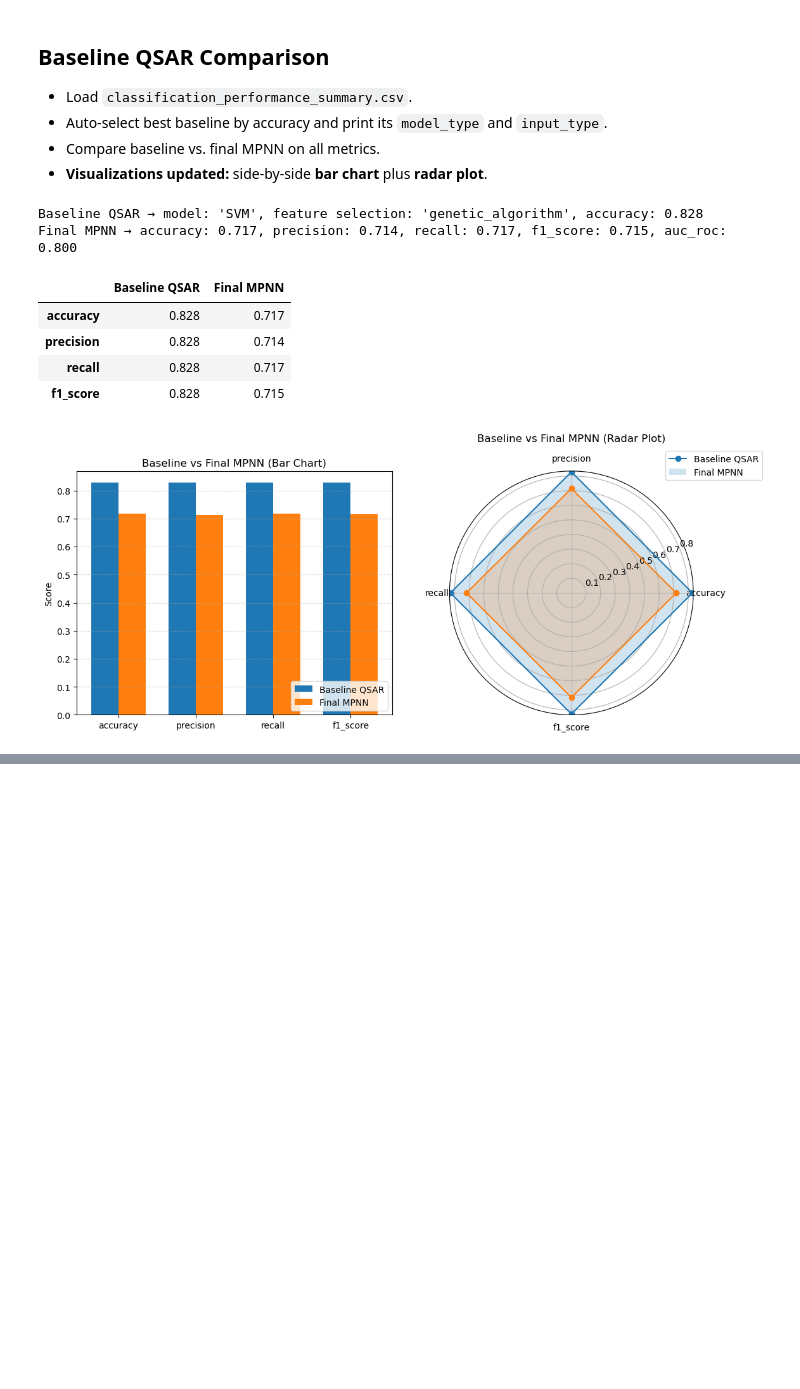
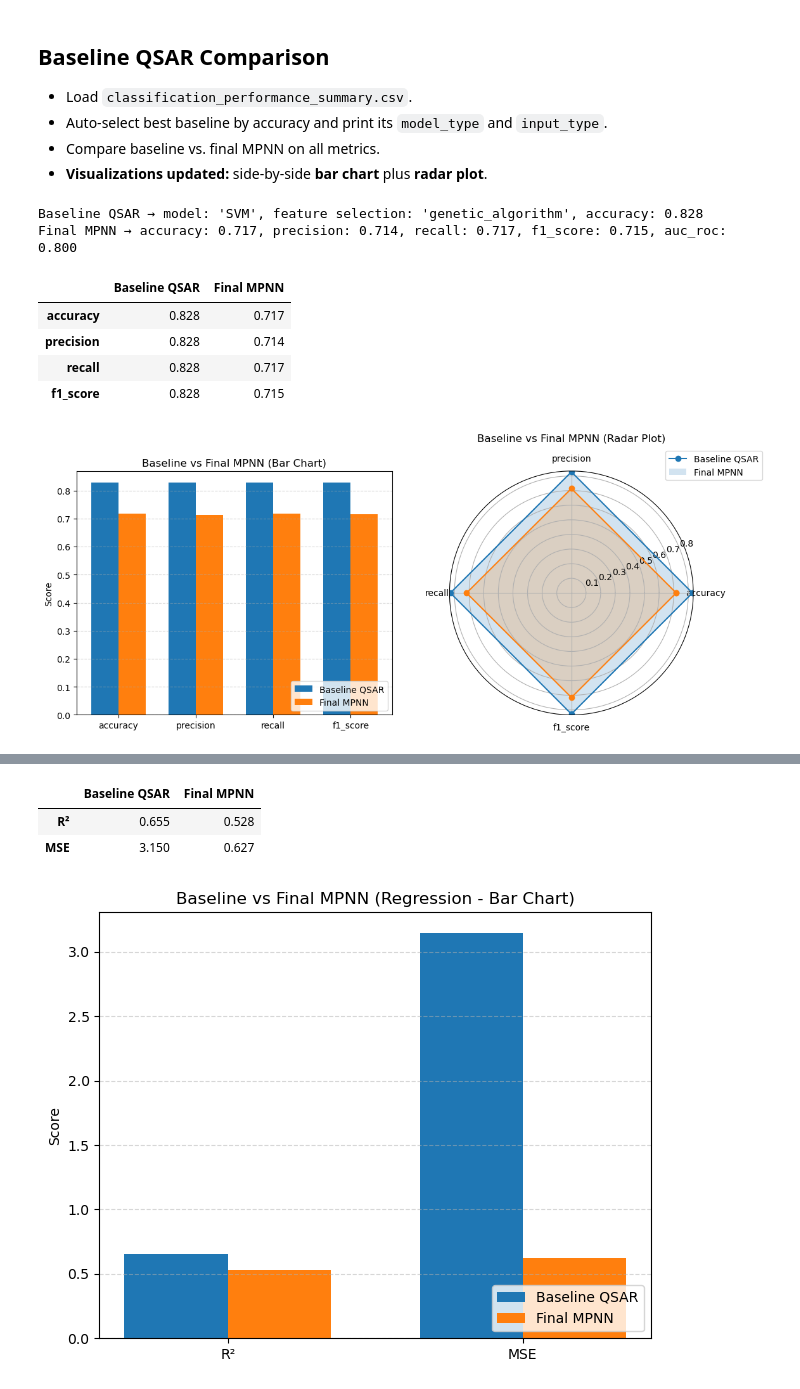
Before and after one commit to ojoawoa/GNN_model_TRPM8_Drug_Potency_prediction, a Jupyter notebook: 6_baseline_comparison/GNN_vs_QSAR_comparison.ipynb, the cells around one changed output, grey strips where cells are left out. Saved outputs shown, nothing was run; the diff lists cells and outputs as text; code cells hidden in the pictures; blank space fills up the shorter version.

Commit message:
add regression task results

```diff
--- a/6_baseline_comparison/GNN_vs_QSAR_comparison.ipynb
+++ b/6_baseline_comparison/GNN_vs_QSAR_comparison.ipynb
@@ -121,0 +193,75 @@ Final MPNN → accuracy: 0.717, precision: 0.714, recall: 0.717, f1_score: 0.715
+# %%
+# Load QSAR regression performance summary CSV
+regression_csv = "../6_baseline_comparison/QSAR_regression_performance_summary.csv"
+regression_df = pd.read_csv(regression_csv)
+
+# Auto-select the best baseline by R² score
+best_regression_idx = regression_df["r2_score"].idxmax()
+best_regression = regression_df.loc[best_regression_idx]
+
+# Print the best baseline details
+reg_model_type = best_regression["model_type"]
+reg_input_type = best_regression["input_type"]
+print(
+    f"Baseline QSAR Regression → model: '{reg_model_type}', "
+    f"feature selection: '{reg_input_type}', "
+    f"R²: {best_regression['r2_score']:.3f}, "
+    f"MSE: {best_regression['mse']:.3f}"
+)
+
+# Extract baseline regression metrics
+baseline_regression_metrics = {
+    "R²": best_regression["r2_score"],
+    "MSE": best_regression["mse"],
+}
+
+# Load final MPNN regression metrics from CSV
+final_regression_csv = f"../5_model_training/MPNN_results/regression_{kfold}fold/final_metrics.csv"  # Adjust path as needed
+final_regression_df = pd.read_csv(final_regression_csv)
+final_regression_row = final_regression_df.iloc[0]
+
+print(
+    f"Final MPNN Regression → R²: {final_regression_row['r2']:.3f}, "
+    f"MSE: {final_regression_row['mse']:.3f}"
+)
+
+final_regression_metrics = {
+    "R²": final_regression_row["r2"],
+    "MSE": final_regression_row["mse"],
+}
+
+# Build comparison DataFrame
+regression_metrics = list(baseline_regression_metrics.keys())
+regression_comp_df = pd.DataFrame({
+    "Baseline QSAR": [baseline_regression_metrics[m] for m in regression_metrics],
+    "Final MPNN": [final_regression_metrics[m] for m in regression_metrics]
+}, index=regression_metrics).round(3)
+
+display(regression_comp_df)
+
+# Plot bar chart and radar plot side-by-side for regression metrics
+regression_labels = regression_metrics
+baseline_regression_vals = regression_comp_df['Baseline QSAR'].tolist()
+final_regression_vals = regression_comp_df['Final MPNN'].tolist()
+
+fig_regression = plt.figure(figsize=(12, 5))
+
+# Bar chart
+ax_bar_regression = fig_regression.add_subplot(1, 2, 1)
+x_regression = np.arange(len(regression_labels))
+ax_bar_regression.bar(x_regression - width/2, baseline_regression_vals, width, label='Baseline QSAR')
+ax_bar_regression.bar(x_regression + width/2, final_regression_vals, width, label='Final MPNN')
+ax_bar_regression.set_xticks(x_regression)
+ax_bar_regression.set_xticklabels(regression_labels, rotation=0)
+ax_bar_regression.set_ylabel('Score')
+ax_bar_regression.set_title('Baseline vs Final MPNN (Regression - Bar Chart)')
+ax_bar_regression.legend(loc='lower right')
+ax_bar_regression.grid(axis='y', linestyle='--', alpha=0.5)
+
+# Save the bar chart as an image
+plt.savefig(f"bar_chart_{model}_vs_QSAR_regression_comparison.png")
+
+
+plt.tight_layout()
+plt.show()
+# %% [output]
@@ -121,0 +270,4 @@ Final MPNN → accuracy: 0.717, precision: 0.714, recall: 0.717, f1_score: 0.715
+|  | Baseline QSAR | Final MPNN |
+| R² | 0.655 | 0.528 |
+| MSE | 3.150 | 0.627 |
+[figure, added]
```
Also changed, not shown: parts of 3 cells of this notebook, 17 other files.
